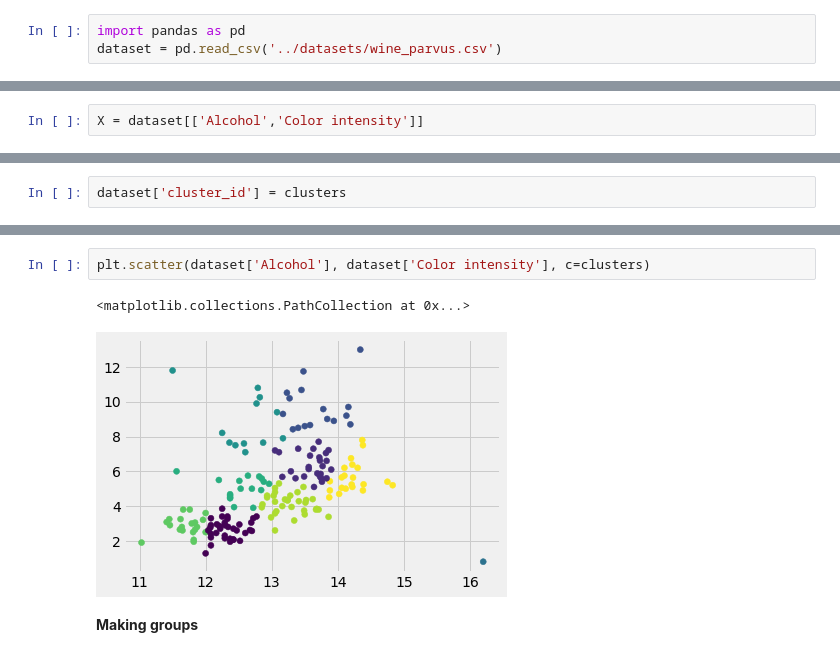
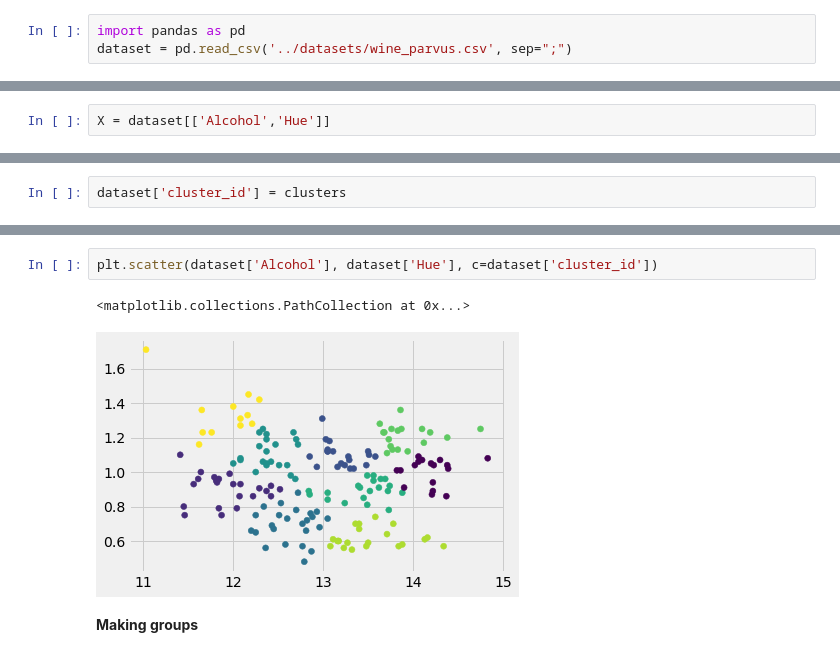
Before and after one commit to pedrohserrano/data-science-technologies, a Jupyter notebook: notebooks/Unsupervised Learning.ipynb, the cells around one changed output, grey strips where cells are left out. Drawn from its saved outputs; the diff is of its cells as text.

```diff
--- a/notebooks/Unsupervised Learning.ipynb
+++ b/notebooks/Unsupervised Learning.ipynb
@@ -496,7 +474,7 @@ $ K = maxArg(sqrt(n/2), 1)$
 The Wine data set is a multivariate data set introduced by M. Forina et al. These data are the results of a chemical analysis of wines grown in the same region in Italy but derived from three different cultivars. [Info here ](https://pythonhosted.org/bob/temp/bob.db.wine/doc/index.html)
 # %%
 import pandas as pd
-dataset = pd.read_csv('../datasets/wine_parvus.csv')
+dataset = pd.read_csv('../datasets/wine_parvus.csv', sep=";")
 # %%
 dataset.columns
 # %% [output]
@@ -523,7 +501,7 @@ import numpy as np
 %matplotlib inline
 plt.style.use('fivethirtyeight')
 # %%
-X = dataset[['Alcohol','Color intensity']]
+X = dataset[['Alcohol','Hue']]
 # %%
 X.describe()
 # %% [output]
@@ -592,8 +586,8 @@ dataset.groupby('cluster_id').count()['Variety'].reset_index()
 # %%
-plt.scatter(dataset['Alcohol'], dataset['Color intensity'], c=clusters)
+plt.scatter(dataset['Alcohol'], dataset['Hue'], c=dataset['cluster_id'])
 # %% [output]
 <matplotlib.collections.PathCollection at 0x...>
-[figure, old version]
+[figure, new version]
 # %% [markdown]
 **Making groups**
 # %%
```
Also changed, not shown: parts of 39 cells of this notebook, 7 other files.
